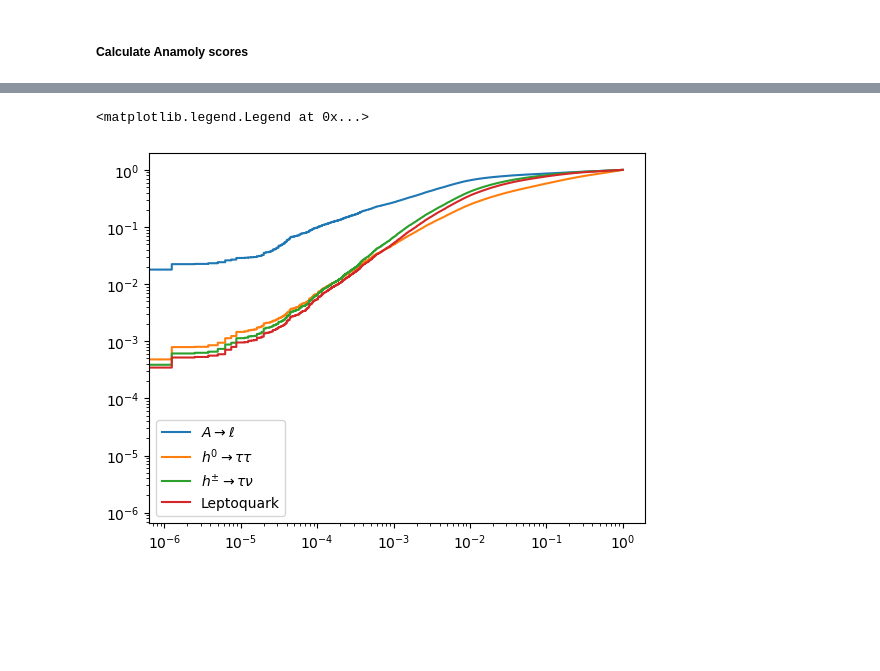
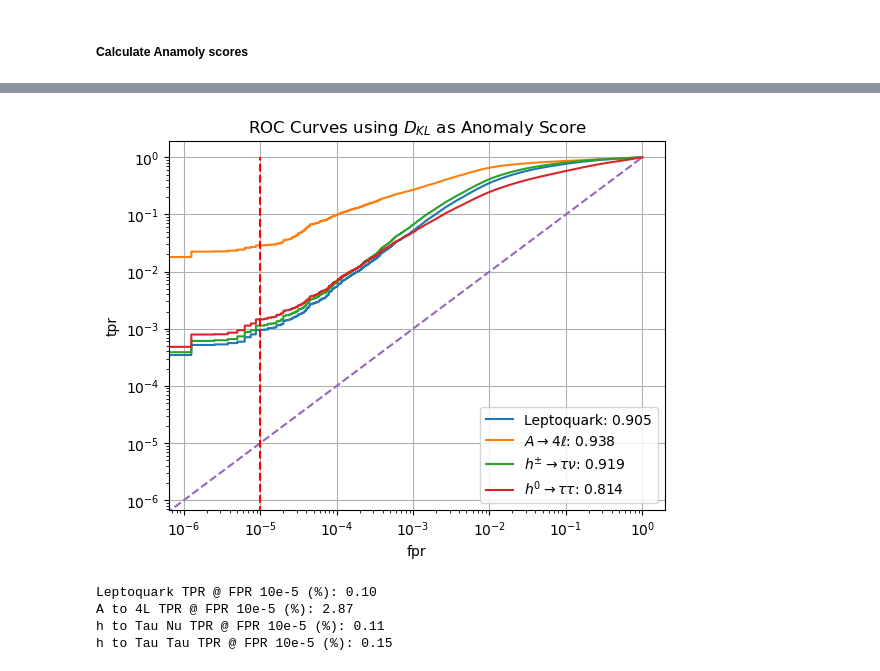
Before and after one commit to jnamador/vae_fs, a Jupyter notebook: vaes/vae0.ipynb, the cells around one changed output, grey strips where cells are left out. Cells and saved outputs as stored; diff of their text form; code cells hidden in the pictures; blank space fills up the shorter version.

Commit message:
Added AUC, and TPR at FPR target and plot tweaks.

```diff
--- a/vaes/vae0.ipynb
+++ b/vaes/vae0.ipynb
@@ -512,7 +488,9 @@ def calc_anomaly_scores(data, encoder: keras.Model, AD_metric, debug = True):
         z_mean, z_log_var = dat_encoded[i][0], dat_encoded[i][1]
         score = AD_metric(z_mean, z_log_var)
         if debug and (score == np.inf):
-            print("RUNTIME WARNING: inf encountered. Skipping ")
+            print("RUNTIME WARNING: inf encountered. Skipping these values\n"
+                  + f"z_mean: {z_mean}\n"
+                  + f"z_log_var: {z_log_var}")
             continue
         scores[i] = score
 
@@ -527,8 +505,13 @@ bg_score = calc_anomaly_scores(X_test, just_enc, AD_score_KL)
 scores = []
 truths = []
 zeros = np.zeros(len(X_test))
-signal_data = [Ato4l_data, hToTauTau_data, hChToTauNu_data, leptoquark_data]
-signal_names = ["$A\\rightarrow \ell$", "$h^0\\rightarrow\\tau\\tau$", "$h^{\pm}\\rightarrow\\tau \\nu$", "Leptoquark"]
+signal_data = [leptoquark_data, Ato4l_data, hChToTauNu_data, hToTauTau_data]
+signal_names_tex = [ # latex version
+                    "Leptoquark"
+                    , "$A\\rightarrow 4\ell$"
+                    , "$h^{\pm}\\rightarrow\\tau \\nu$"
+                    , "$h^0\\rightarrow\\tau\\tau$"
+                    ]
 
 # Generate Truth and score lists ready for ROC curve calculation
 for dat in signal_data:
@@ -546,9 +533,43 @@ RUNTIME WARNING: inf encountered. Skipping
 # %%
-for truth, score, l in zip(truths, scores, signal_names):
+target_fpr = 1e-5
+tpr_at_target = []
+
+for truth, score, l in zip(truths, scores, signal_names_tex):
+
     fpr, tpr, thresholds = roc_curve(truth, score)
-    plt.plot(fpr, tpr, label=l )
+    auc = sk.roc_auc_score(truth, score)
+    plt.plot(fpr, tpr, label=l + f": {str(round(auc, 3))}") # plot roc curve
+
+
+
+    # Find tpr at fpr target
+    idx = np.argmin(np.abs(fpr - target_fpr))
+    tpr_at_target.append(tpr[idx])
+plt.plot(
+    np.linspace(0, 1, 1000), np.linspace(0, 1, 1000), "--"#, label="Diag"
+)
+plt.vlines(10**-5, 0, 1, colors="r", linestyles="dashed")
+
+# Plot teaks
 plt.loglog()
 plt.legend()
+plt.grid()
+plt.xlabel("fpr")
+plt.ylabel("tpr")
+plt.title("ROC Curves using $D_{KL}$ as Anomaly Score")
+plt.show()
+# TODO: AUC
+signal_names_hum = [ # human readable
+                    "Leptoquark"
+                    ,"A to 4L"
+                    , "h to Tau Nu"
+                    , "h to Tau Tau"
+                    ]
+for sig_nam, tpr in zip(signal_names_hum, tpr_at_target):
+    print(sig_nam + " TPR @ FPR 10e-5 (%): " + f"{tpr*100:.2f}")
 # %% [output]
+[figure, new version]
-<matplotlib.legend.Legend at 0x...>
+Leptoquark TPR @ FPR 10e-5 (%): 0.10
+A to 4L TPR @ FPR 10e-5 (%): 2.87
+h to Tau Nu TPR @ FPR 10e-5 (%): 0.11
+h to Tau Tau TPR @ FPR 10e-5 (%): 0.15
-[figure, old version]
```
Also changed, not shown: parts of 8 cells of this notebook.
